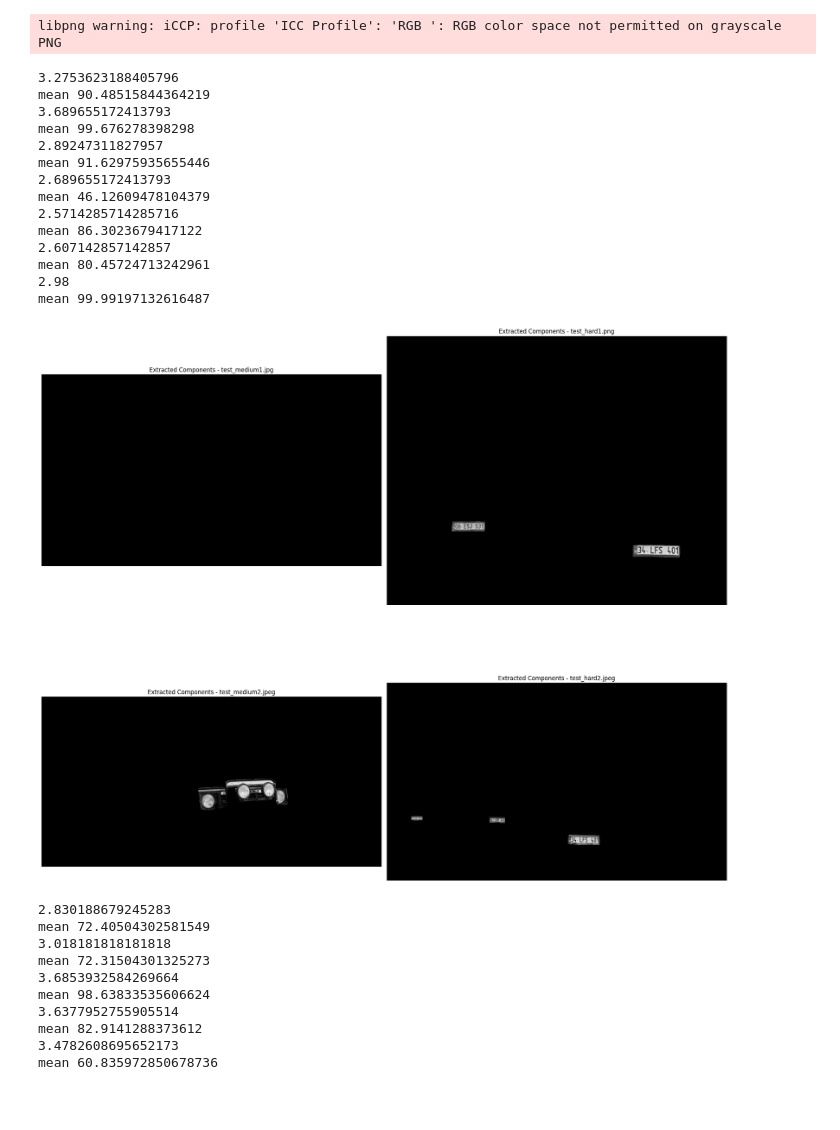
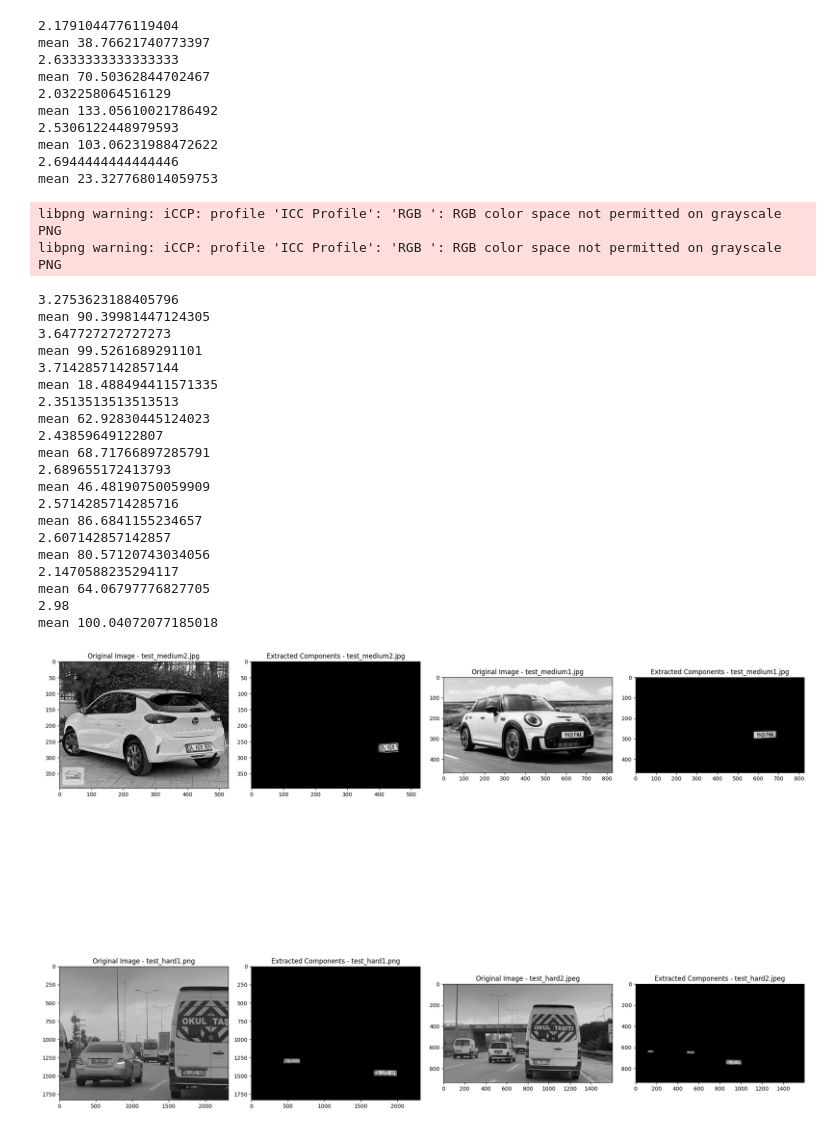
Before and after one commit to beyzanrcam/Image_Processing, a Jupyter notebook: BEYZANUR_CAM_PRJ/denemee.ipynb, the cells around one changed output. Saved outputs shown, nothing was run; the diff lists cells and outputs as text; code cells hidden in the pictures; blank space fills up the shorter version.

Commit message:
denemee de her image için plaka tespit ediliyor

```diff
--- a/BEYZANUR_CAM_PRJ/denemee.ipynb
+++ b/BEYZANUR_CAM_PRJ/denemee.ipynb
@@ -14,7 +14,7 @@ def process_image(image_path):
     thresh = cv2.adaptiveThreshold(blurred, 255, cv2.ADAPTIVE_THRESH_GAUSSIAN_C, cv2.THRESH_BINARY, 11, 2)
     thresh = cv2.bitwise_not(thresh)
 
-    kernel = cv2.getStructuringElement(cv2.MORPH_RECT, (1, 6)) # dikey çizgileri birleştirmek için 1,6
+    kernel = cv2.getStructuringElement(cv2.MORPH_RECT, (2, 6)) # dikey çizgileri birleştirmek için 1,6
     closed_image = cv2.morphologyEx(thresh, cv2.MORPH_CLOSE, kernel)
 
     contours, _ = cv2.findContours(closed_image, cv2.RETR_EXTERNAL, cv2.CHAIN_APPROX_SIMPLE)
@@ -41,7 +41,7 @@ def process_image(image_path):
     for i in range(1, num_labels_2):
         ratio = stats_2[i, cv2.CC_STAT_WIDTH] / stats_2[i, cv2.CC_STAT_HEIGHT]
 
-        if 2.5 < ratio < 4:
+        if 2 < ratio < 4:
             filtered_components_2[labels_2 == i] = 255
             print(ratio)
             component_mask = (labels_2 == i)
@@ -57,56 +57,68 @@ def process_image(image_path):
 # %%
 def plot_extracted_components(folder_path):
     images = []
+    extracted_images = []
     filenames = []
     for filename in os.listdir(folder_path):
         if filename.endswith(".jpg") or filename.endswith(".png") or filename.endswith(".jpeg"):
             image_path = os.path.join(folder_path, filename)
+            original_image = cv2.imread(image_path, cv2.IMREAD_GRAYSCALE)
             extracted_components = process_image(image_path)
-            images.append(extracted_components)
+            images.append(original_image)
+            extracted_images.append(extracted_components)
             filenames.append(filename)
 
     num_images = len(images)
-    fig, axes = plt.subplots(nrows=2, ncols=2, figsize=(20, 20))
+    fig, axes = plt.subplots(nrows=2, ncols=4, figsize=(20, 20))
     axes = axes.flatten()
 
-    for i in range(min(num_images, 8)):
-        axes[i].imshow(images[i], cmap='gray')
-        axes[i].set_title(f"Extracted Components - {filenames[i]}")
-        axes[i].axis('off')
+    for i in range(min(num_images, 4)):
+        axes[2*i].imshow(images[i], cmap='gray')
+        axes[2*i].set_title(f"Original Image - {filenames[i]}")
+
+        axes[2*i + 1].imshow(extracted_images[i], cmap='gray')
+        axes[2*i + 1].set_title(f"Extracted Components - {filenames[i]}")
 
     plt.tight_layout()
     plt.show()
 
 
 # Plot extracted components for images in 'test_images' folder
 plot_extracted_components('images_gray/test_images/')
 
 # Plot extracted components for images in 'train_images' folder
 plot_extracted_components('images_gray/train_images/')
 # %% [output]
-libpng warning: iCCP: profile 'ICC Profile': 'RGB ': RGB color space not permitted on grayscale PNG
+2.1791044776119404
+mean 38.76621740773397
+2.6333333333333333
+mean 70.50362844702467
+2.032258064516129
+mean 133.05610021786492
+2.5306122448979593
+mean 103.06231988472622
+2.6944444444444446
+mean 23.327768014059753
-3.2753623188405796
-mean 90.48515844364219
-3.689655172413793
-mean 99.676278398298
-2.89247311827957
-mean 91.62975935655446
-2.689655172413793
-mean 46.12609478104379
-2.5714285714285716
-mean 86.3023679417122
-2.607142857142857
-mean 80.45724713242961
-2.98
-mean 99.99197132616487
+libpng warning: iCCP: profile 'ICC Profile': 'RGB ': RGB color space not permitted on grayscale PNG
+libpng warning: iCCP: profile 'ICC Profile': 'RGB ': RGB color space not permitted on grayscale PNG
+3.2753623188405796
+mean 90.39981447124305
+3.647727272727273
+mean 99.5261689291101
+3.7142857142857144
+mean 18.488494411571335
+2.3513513513513513
+mean 62.92830445124023
+2.43859649122807
+mean 68.71766897285791
+2.689655172413793
+mean 46.48190750059909
+2.5714285714285716
+mean 86.6841155234657
+2.607142857142857
+mean 80.57120743034056
+2.1470588235294117
+mean 64.06797776827705
+2.98
+mean 100.04072077185018
-[figure, old version]
+[figure, new version]
-2.830188679245283
-mean 72.40504302581549
-3.018181818181818
-mean 72.31504301325273
-3.6853932584269664
-mean 98.63833535606624
-3.6377952755905514
-mean 82.9141288373612
-3.4782608695652173
-mean 60.835972850678736
```
Also changed, not shown: parts of 1 cell of this notebook, 19 other files.
